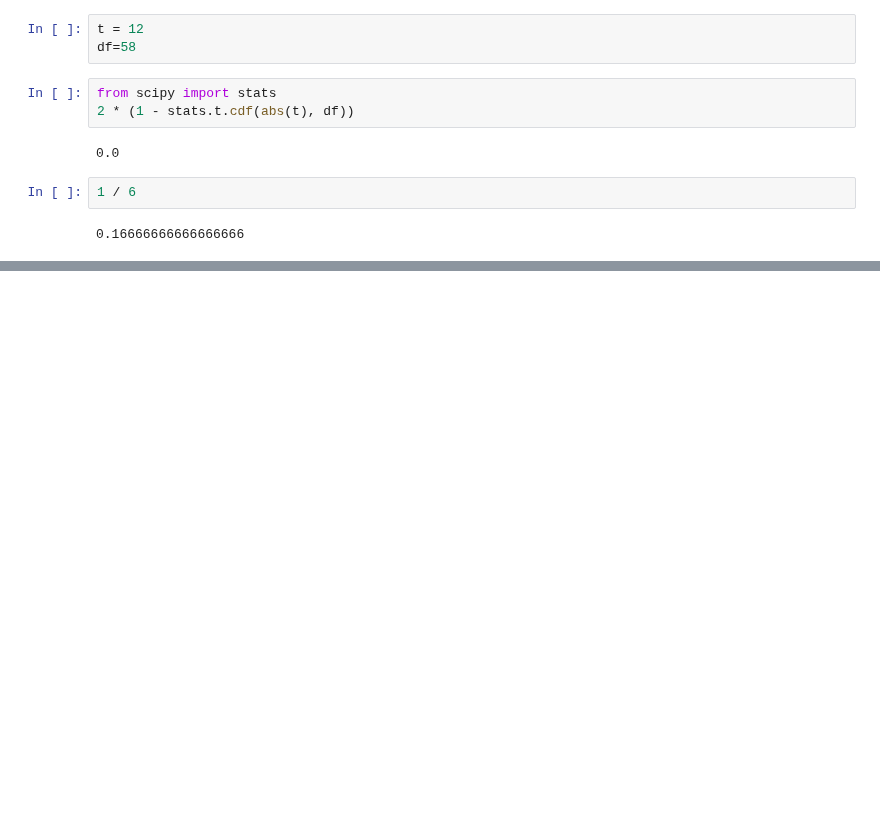
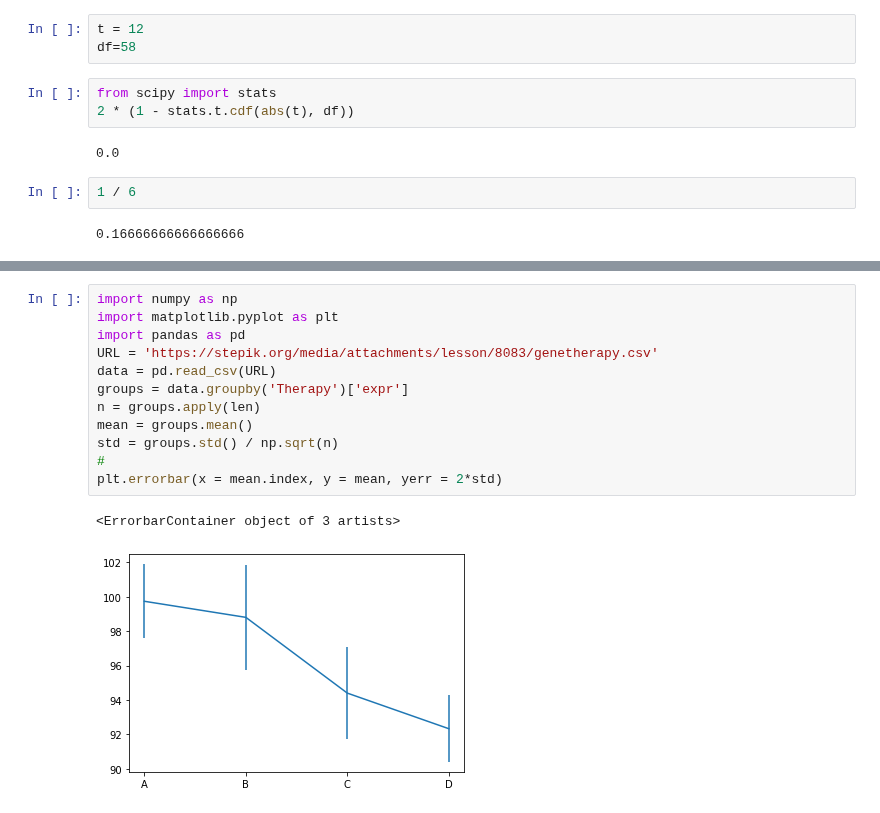
Before and after one commit to Stynic/train_ml_math, a Jupyter notebook: statistic/module_2/lessons_by_week2_by_stepic.ipynb, the cells around one changed output, grey strips where cells are left out. Cells and saved outputs as stored; diff of their text form; blank space fills up the shorter version.

```diff
--- a/statistic/module_2/lessons_by_week2_by_stepic.ipynb
+++ b/statistic/module_2/lessons_by_week2_by_stepic.ipynb
@@ -103,0 +140,15 @@ from scipy import stats
+# %%
+import numpy as np
+import matplotlib.pyplot as plt
+import pandas as pd
+URL = 'https://stepik.org/media/attachments/lesson/8083/genetherapy.csv'
+data = pd.read_csv(URL)
+groups = data.groupby('Therapy')['expr']
+n = groups.apply(len)
+mean = groups.mean()
+std = groups.std() / np.sqrt(n)
+#
+plt.errorbar(x = mean.index, y = mean, yerr = 2*std)
+# %% [output]
+<ErrorbarContainer object of 3 artists>
+[figure, added]
```
Also changed, not shown: parts of 6 cells of this notebook.
